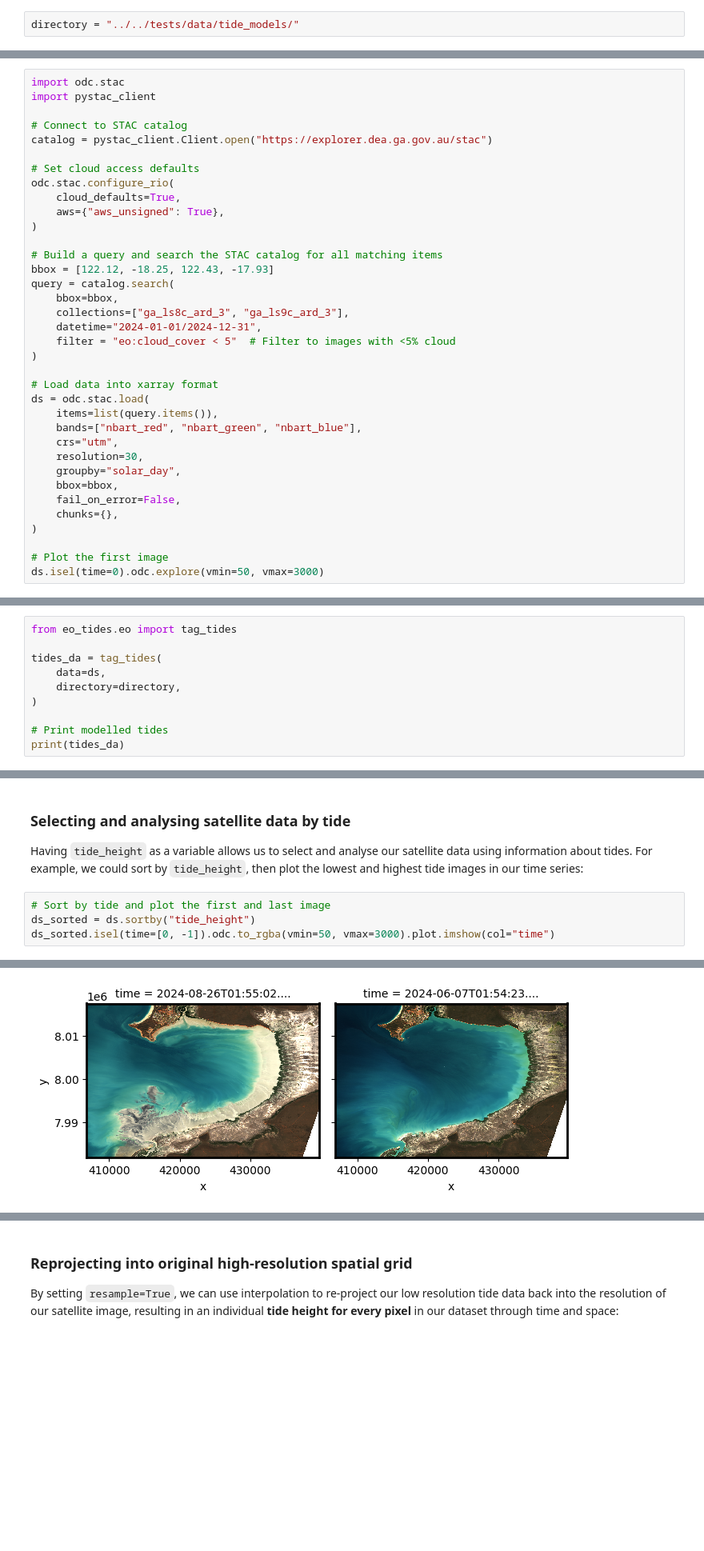
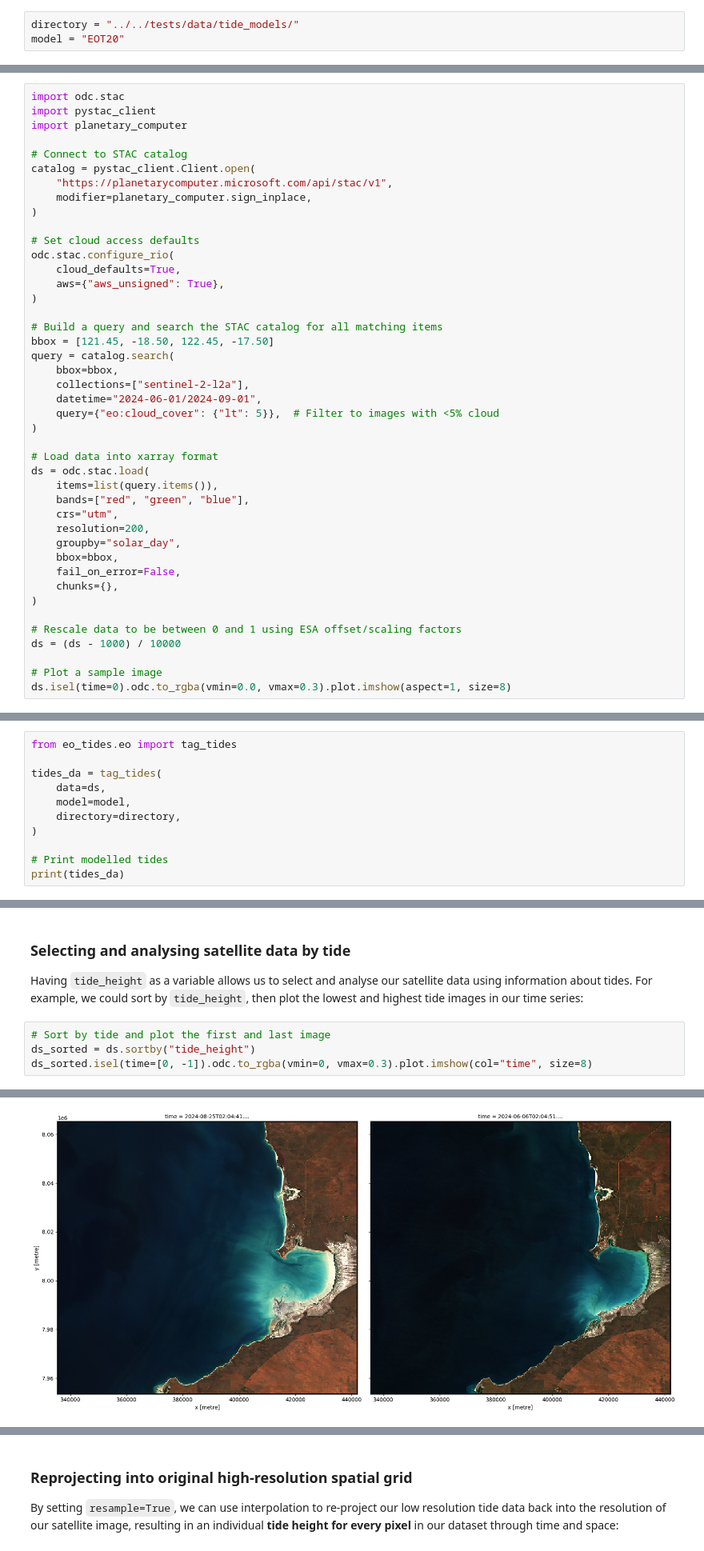
Before and after one commit to GeoscienceAustralia/eo-tides, a Jupyter notebook: docs/notebooks/Satellite_data.ipynb, the cells around one changed output, grey strips where cells are left out. Shown at 80% size. Saved outputs shown, nothing was run; the diff lists cells and outputs as text; blank space fills up the shorter version.

```diff
--- a/docs/notebooks/Satellite_data.ipynb
+++ b/docs/notebooks/Satellite_data.ipynb
@@ -27,5 +29,6 @@ As in the previous example, our first step is to tell `eo-tides` the location of
 # %%
 directory = "../../tests/data/tide_models/"
+model = "EOT20"
 # %% [markdown]
 ## Load satellite data using odc-stac
 
@@ -44,9 +48,13 @@ We will load this data from the [Digital Earth Australia](https://knowledge.dea.
 # %%
 import odc.stac
 import pystac_client
+import planetary_computer
 
 # Connect to STAC catalog
-catalog = pystac_client.Client.open("https://explorer.dea.ga.gov.au/stac")
+catalog = pystac_client.Client.open(
+    "https://planetarycomputer.microsoft.com/api/stac/v1",
+    modifier=planetary_computer.sign_inplace,
+)
 
 # Set cloud access defaults
 odc.stac.configure_rio(
@@ -55,26 +63,29 @@ odc.stac.configure_rio(
 )
 
 # Build a query and search the STAC catalog for all matching items
-bbox = [122.12, -18.25, 122.43, -17.93]
+bbox = [121.45, -18.50, 122.45, -17.50]
 query = catalog.search(
     bbox=bbox,
-    collections=["ga_ls8c_ard_3", "ga_ls9c_ard_3"],
-    datetime="2024-01-01/2024-12-31",
-    filter = "eo:cloud_cover < 5"  # Filter to images with <5% cloud
+    collections=["sentinel-2-l2a"],
+    datetime="2024-06-01/2024-09-01",
+    query={"eo:cloud_cover": {"lt": 5}},  # Filter to images with <5% cloud
 )
 
 # Load data into xarray format
 ds = odc.stac.load(
     items=list(query.items()),
-    bands=["nbart_red", "nbart_green", "nbart_blue"],
+    bands=["red", "green", "blue"],
     crs="utm",
-    resolution=30,
+    resolution=200,
     groupby="solar_day",
     bbox=bbox,
     fail_on_error=False,
     chunks={},
 )
 
-# Plot the first image
-ds.isel(time=0).odc.explore(vmin=50, vmax=3000)
+# Rescale data to be between 0 and 1 using ESA offset/scaling factors
+ds = (ds - 1000) / 10000
+
+# Plot a sample image
+ds.isel(time=0).odc.to_rgba(vmin=0.0, vmax=0.3).plot.imshow(aspect=1, size=8)
 # %% [output]
@@ -92,6 +104,7 @@ from eo_tides.eo import tag_tides
 
 tides_da = tag_tides(
     data=ds,
+    model=model,
     directory=directory,
 )
 
@@ -158,10 +164,10 @@ For example, we could sort by `tide_height`, then plot the lowest and highest ti
 # %%
 # Sort by tide and plot the first and last image
 ds_sorted = ds.sortby("tide_height")
-ds_sorted.isel(time=[0, -1]).odc.to_rgba(vmin=50, vmax=3000).plot.imshow(col="time")
+ds_sorted.isel(time=[0, -1]).odc.to_rgba(vmin=0, vmax=0.3).plot.imshow(col="time", size=8)
 # %% [output]
 <xarray.plot.facetgrid.FacetGrid at 0x...>
-[figure, old version]
+[figure, new version]
 # %% [markdown]
 ## Using pixel_tides
 
```
Also changed, not shown: parts of 22 cells of this notebook, 6 other files.
